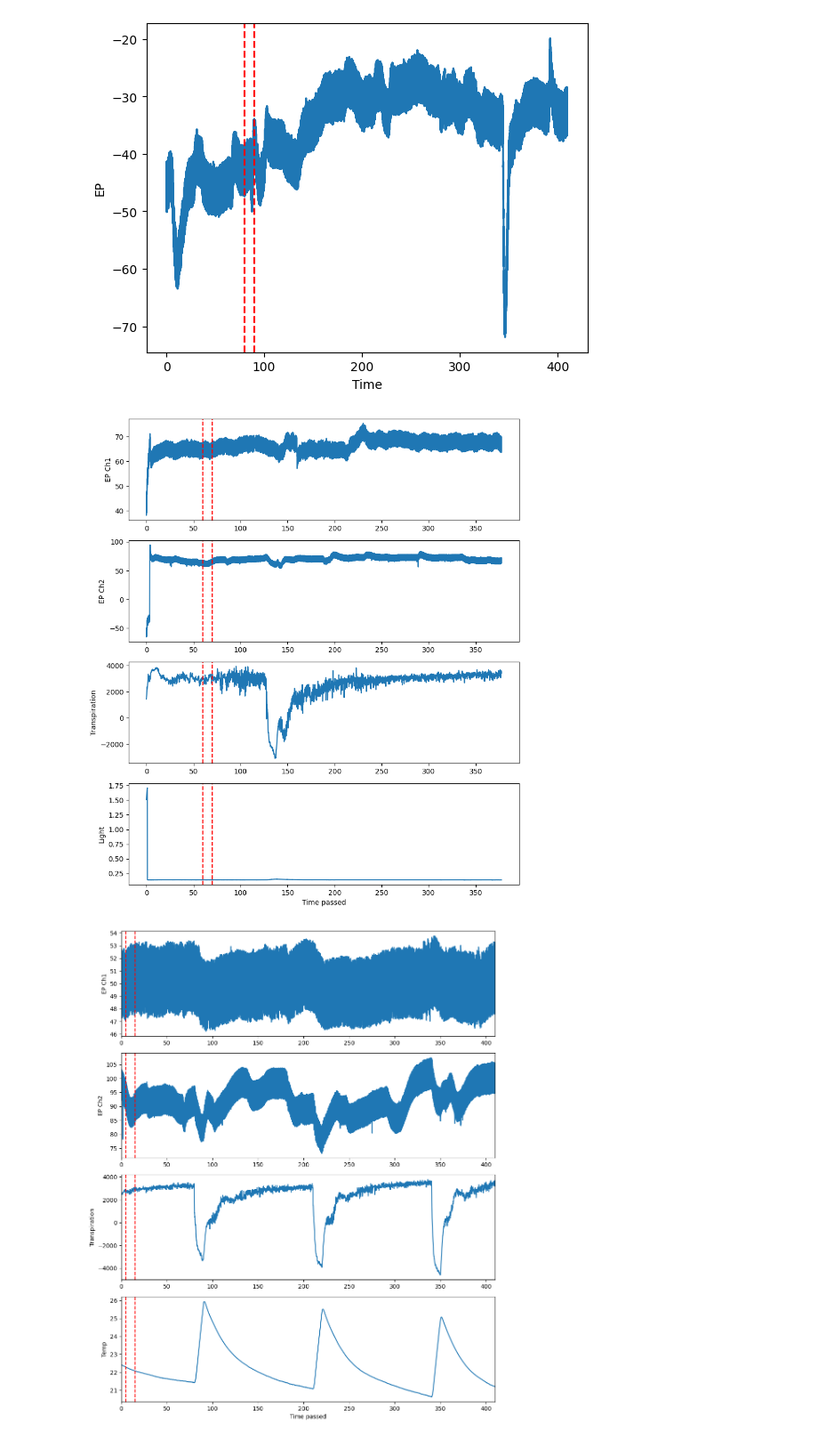
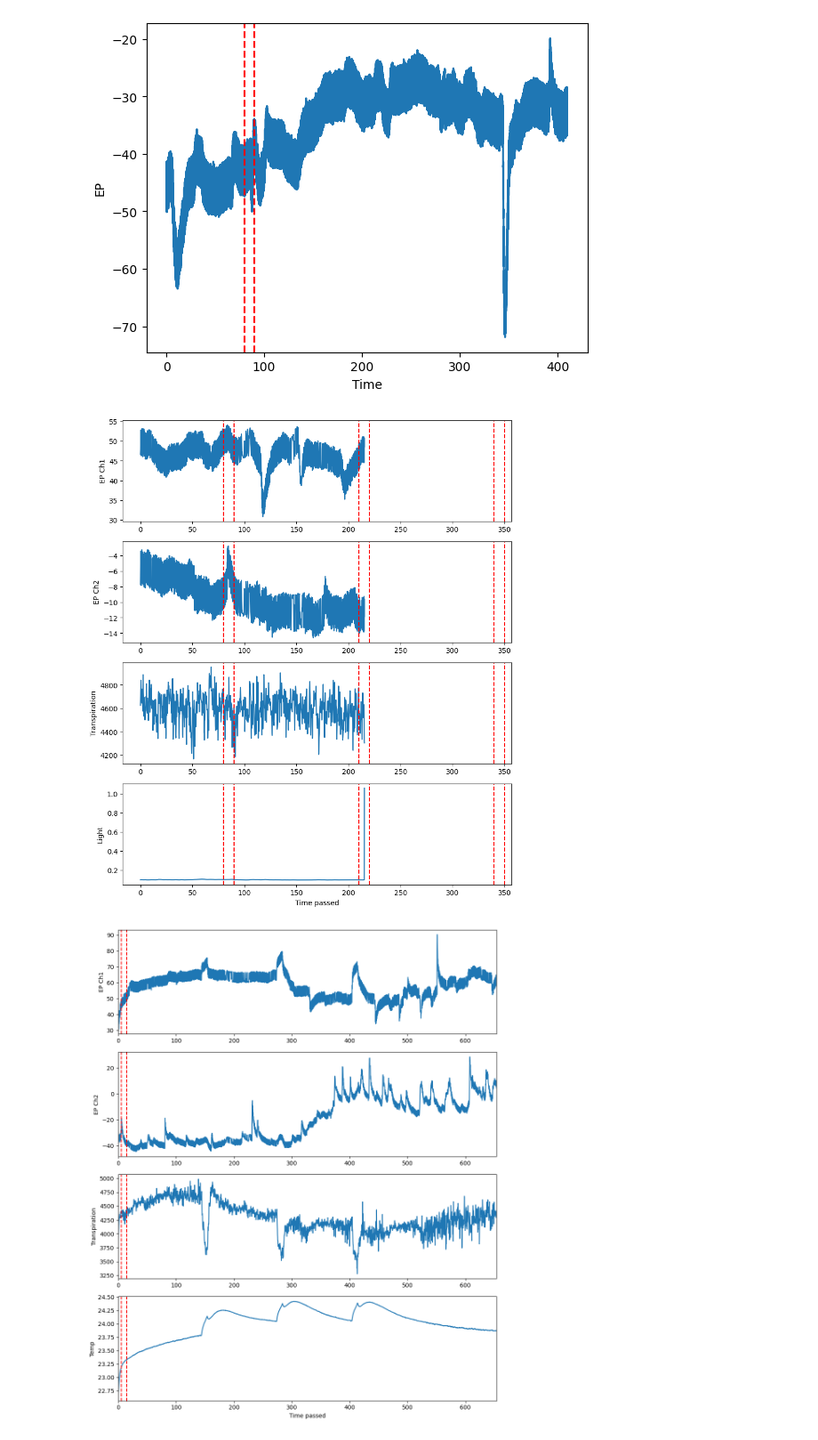
Before and after one commit to sebastianmai/Bachelor-Pr, a Jupyter notebook: Results/test_vis.ipynb, the cells around one changed output. Shown: that part at 89% size. Cells and saved outputs as stored; diff of their text form; code cells hidden in the pictures.

```diff
--- a/Results/test_vis.ipynb
+++ b/Results/test_vis.ipynb
@@ -112,8 +112,7 @@ import pandas as pd
 import matplotlib.pyplot as plt
 from sklearn.preprocessing import MinMaxScaler
 
-data_cybres = pd.read_csv('/home/basti/DATEN/Universität/Bachelor/Projekt/Bachelor-Pr/Results/CSV/Final/HEAT2/measurements/ttyACM0_2024_03_08-17_42_47.csv') #blue
-#data_cybres = pd.read_csv('/home/basti/DATEN/Universität/Bachelor/Projekt/Bachelor-Pr/Results/CSV/Final/RED/measurements/ttyACM0_2024_02_27-12_00_04.csv')
+data_cybres = pd.read_csv('/home/basti/DATEN/Universität/Bachelor/Projekt/Bachelor-Pr/Results/CSV/Final/RED2/measurements/ttyACM0_2024_03_06-12_00_00.csv')
 
 #data_cybres = data_cybres.drop(["sender_hostname", "MU_MM", "MU_ID", "temp_PCB", "mag_X", "mag_Y", "mag_Z", "temp_external", "humidity_external", "rf_power_emission", "air_pressure", "soil_moisture", "soil_temperature"], axis=1)
 data_cybres = data_cybres.drop(["sender_hostname", "MU_MM", "MU_ID", "mag_X", "mag_Y", "mag_Z", "temp-PCB", "RF_power_emission", "air_pressure", "soil_moisture", "soil_temperature", "temp-external", "humidity-external"], axis=1)
@@ -145,8 +144,12 @@ axes[3].plot(data_cybres["time_passed"], data_cybres["light-external"]/10000)
 axes[3].set_ylabel("Light")
 
 for i in range(0,4):
-    axes[i].axvline(x=60, color='r', linestyle='--')
-    axes[i].axvline(x=70, color='r', linestyle='--')
+    axes[i].axvline(x=80, color='r', linestyle='--')
+    axes[i].axvline(x=90, color='r', linestyle='--')
+    axes[i].axvline(x=210, color='r', linestyle='--')
+    axes[i].axvline(x=220, color='r', linestyle='--')
+    axes[i].axvline(x=340, color='r', linestyle='--')
+    axes[i].axvline(x=350, color='r', linestyle='--')
 
 axes[-1].set_xlabel("Time passed")
 
@@ -165,16 +168,14 @@ plt.legend(loc = 'upper right')
 '''
 plt.show()
 # %% [output]
-[figure, old version]
+[figure, new version]
 # %%
 import pandas as pd
 import matplotlib.pyplot as plt
 from sklearn.preprocessing import MinMaxScaler
 import matplotlib.dates as mdates
 
-home_dir = '/home/basti/DATEN/Universität/Bachelor/Projekt/Bachelor-Pr/Results/CSV/Final/HEAT/measurements/'
-
-data_cybres = pd.read_csv(home_dir + 'ttyACM0_2024_03_10-12_00_00.csv')
+data_cybres = pd.read_csv('/home/basti/DATEN/Universität/Bachelor/Projekt/Bachelor-Pr/Results/CSV/Final/RED2/measurements/ttyACM0_2024_03_04-13_06_06.csv')
 data_cybres = data_cybres.drop(["sender_hostname", "MU_MM", "MU_ID", "mag_X", "mag_Y", "mag_Z", "temp-PCB", "RF_power_emission", "air_pressure", "soil_moisture", "soil_temperature", "light-external", "humidity-external"], axis=1)
 
 
@@ -202,31 +203,31 @@ axes[0].set_ylabel("EP Ch1")
 
 axes[1].plot(data_cybres["time_passed"], (data_cybres["differential_potential_CH2"]-512000) / 1000)
 axes[1].set_ylabel("EP Ch2")
 
 axes[2].plot(data_cybres["time_passed"], data_cybres["transpiration"])
 axes[2].set_ylabel("Transpiration")
 
 axes[3].plot(data_cybres["time_passed"], data_cybres["temp-external"]/10000)
 axes[3].set_ylabel("Temp")
 
 for i in range(0,4):
     axes[i].axvline(x=5, color='r', linestyle='--')
     axes[i].axvline(x=15, color='r', linestyle='--')
     axes[i].set_xlim(0, data_cybres["time_passed"].max())
 
 axes[-1].set_xlabel("Time passed")
 
 '''
 plt.figure(figsize=(20,10))
 plt.plot(data_cybres_preprocessed["time_passed"], data_cybres_preprocessed["differential_potential_CH1"], label="EP1")
 plt.plot(data_cybres_preprocessed["time_passed"], data_cybres_preprocessed["differential_potential_CH2"], label="EP2")
 plt.plot(data_cybres_preprocessed["time_passed"], data_cybres_preprocessed["transpiration"], label="trans")
 plt.plot(data_cybres_preprocessed["time_passed"], data_cybres_preprocessed["temp-external"], label="heat")
 plt.xlabel("Time passed")
 plt.legend(loc = 'upper right')
 '''
 
 plt.tight_layout()
 plt.show()
 # %% [output]
-[figure, old version]
+[figure, new version]
```
Also changed, not shown: 5 other files.
